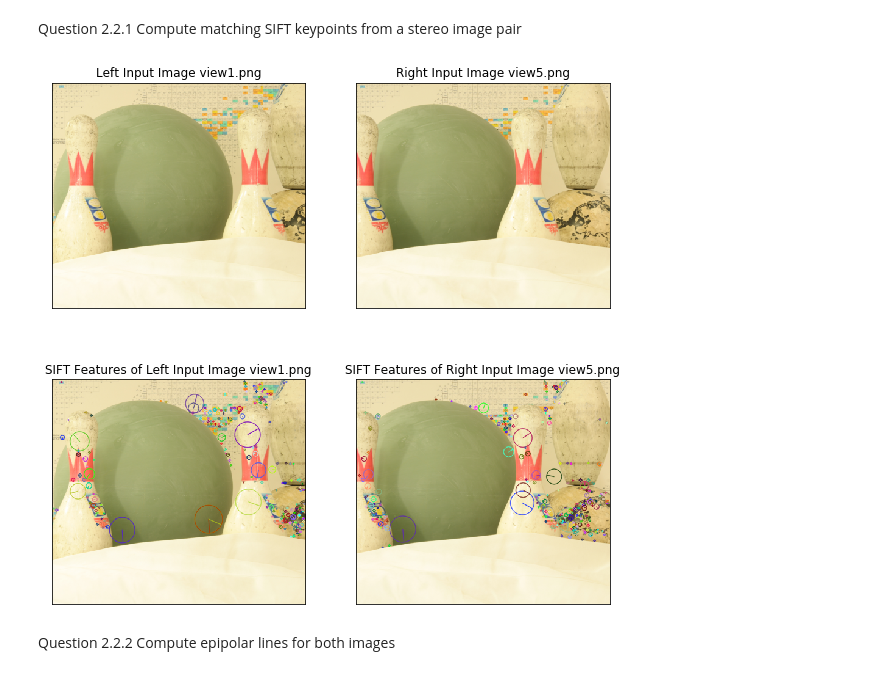
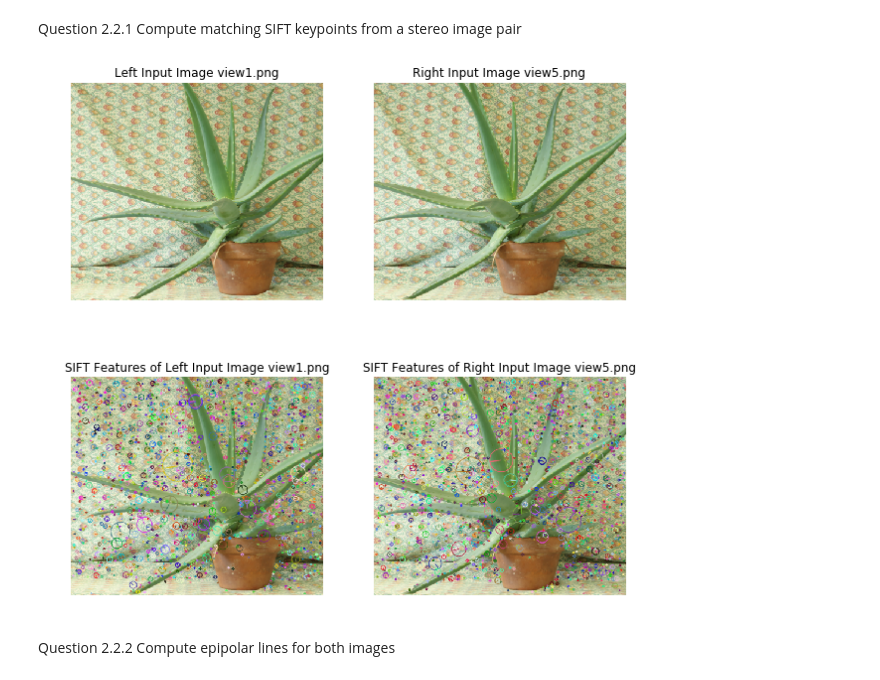
Before and after one commit to mattesko/ECSE415-Assignments, a Jupyter notebook: Assignment_3/Epipolar_Geometry.ipynb, the cells around one changed output. Cells and saved outputs as stored; diff of their text form; code cells hidden in the pictures.

Commit message:
Finish epi theory; Fix missing keypoint

```diff
--- a/Assignment_3/Epipolar_Geometry.ipynb
+++ b/Assignment_3/Epipolar_Geometry.ipynb
@@ -9,8 +9,8 @@ import cv2
 import numpy as np
 import matplotlib.pyplot as plt
 
-img_left = cv2.cvtColor(cv2.imread('./Bowling1/view1.png'), cv2.COLOR_BGR2RGB)
-img_right = cv2.cvtColor(cv2.imread('./Bowling1/view5.png'), cv2.COLOR_BGR2RGB)
+img_left = cv2.cvtColor(cv2.imread('./Aloe/view1.png'), cv2.COLOR_BGR2RGB)
+img_right = cv2.cvtColor(cv2.imread('./Aloe/view5.png'), cv2.COLOR_BGR2RGB)
 # %%
 def drawlines(img1, img2, lines, pts1, pts2):
     """
@@ -61,20 +61,20 @@ matches = bfMatcher.knnMatch(descriptors_left, descriptors_right, k=2)
 # %%
 plt.figure(figsize=(10,10))
 plt.subplot(221)
-plt.imshow(img_left, cmap="gray")
-plt.title("Left Input Image view1.png"), plt.xticks([]), plt.yticks([])
+plt.imshow(img_left)
+plt.title("Left Input Image view1.png"), plt.axis('off')
 plt.subplot(222)
-plt.imshow(img_right, cmap="gray")
-plt.title("Right Input Image view5.png"), plt.xticks([]), plt.yticks([])
+plt.imshow(img_right)
+plt.title("Right Input Image view5.png"), plt.axis('off')
 plt.subplot(223)
-plt.imshow(img_keypoints_left, cmap="gray")
-plt.title("SIFT Features of Left Input Image view1.png"), plt.xticks([]), plt.yticks([])
+plt.imshow(img_keypoints_left)
+plt.title("SIFT Features of Left Input Image view1.png"), plt.axis('off')
 plt.subplot(224)
-plt.imshow(img_keypoints_right, cmap="gray")
-plt.title("SIFT Features of Right Input Image view5.png"), plt.xticks([]), plt.yticks([])
+plt.imshow(img_keypoints_right)
+plt.title("SIFT Features of Right Input Image view5.png"), plt.axis('off')
 plt.show()
 # %% [output]
-[figure, old version]
+[figure, new version]
 # %% [markdown]
 Question 2.2.2 Compute epipolar lines for both images
 # %%
```
Also changed, not shown: parts of 13 cells of this notebook.
